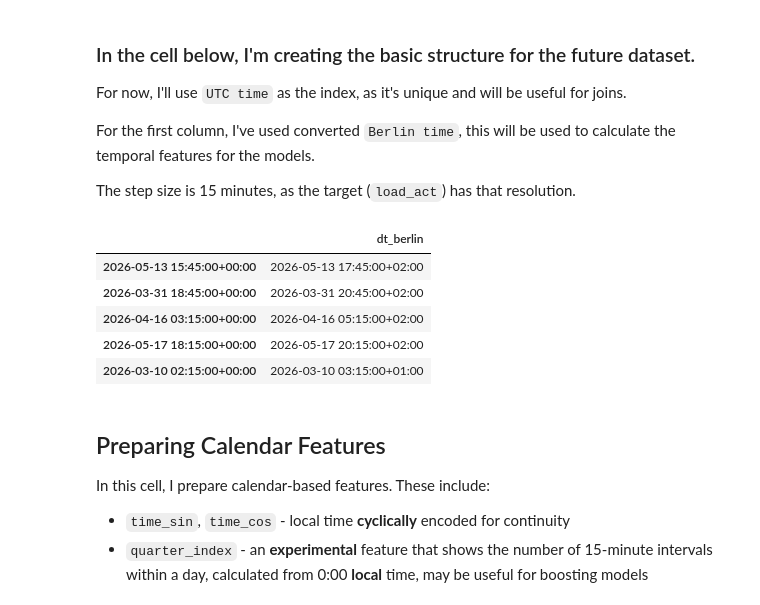
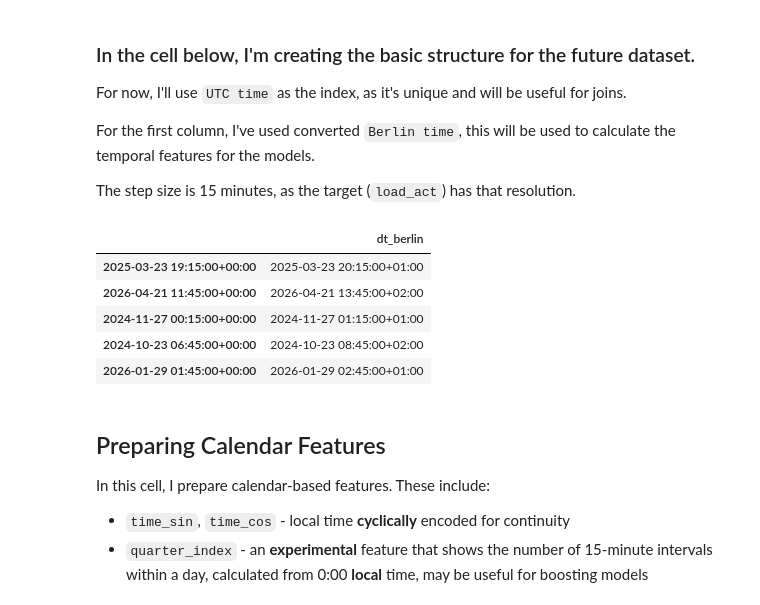
Before and after one commit to anatolii-me/DE-DayAhead-PowerForecast, a Jupyter notebook: notebooks/research_load_model/1_data_preparation.ipynb, the cells around one changed output. Saved outputs shown, nothing was run; the diff lists cells and outputs as text; code cells hidden in the pictures.

```diff
--- a/notebooks/research_load_model/1_data_preparation.ipynb
+++ b/notebooks/research_load_model/1_data_preparation.ipynb
@@ -41,35 +41,35 @@ For the first column, I've used converted `Berlin time`, this will be used to ca
 The step size is 15 minutes, as the target (`load_act`) has that resolution.
 # %%
 # Determining the time interval for the energy load data
-START = '2026-01-01'
+START = '2024-03-01'
 END = '2026-06-20'
 
 # Creating a DataFrame with UTC and Berlin timestamps
 # Index (UTC Timestamps)
 utc_index = pd.date_range(
     start=START,
     end=END,
     freq='15min',
     tz='UTC'
 )
 
 # Converting UTC timestamps to Berlin time
 berlin_time = utc_index.tz_convert('Europe/Berlin')
 
 # Combining both UTC and Berlin timestamps into a single DataFrame
 df = pd.DataFrame({
     'dt_berlin': berlin_time
 }, index=utc_index)
 
 # Displaying a sample of the DataFrame to verify its structure
 df.sample(5)  # Displaying a sample of the DataFrame to verify its structure
 # %% [output]
 |  | dt_berlin |
-| 2026-05-13 15:45:00+00:00 | 2026-05-13 17:45:00+02:00 |
-| 2026-03-31 18:45:00+00:00 | 2026-03-31 20:45:00+02:00 |
-| 2026-04-16 03:15:00+00:00 | 2026-04-16 05:15:00+02:00 |
-| 2026-05-17 18:15:00+00:00 | 2026-05-17 20:15:00+02:00 |
-| 2026-03-10 02:15:00+00:00 | 2026-03-10 03:15:00+01:00 |
+| 2025-03-23 19:15:00+00:00 | 2025-03-23 20:15:00+01:00 |
+| 2026-04-21 11:45:00+00:00 | 2026-04-21 13:45:00+02:00 |
+| 2024-11-27 00:15:00+00:00 | 2024-11-27 01:15:00+01:00 |
+| 2024-10-23 06:45:00+00:00 | 2024-10-23 08:45:00+02:00 |
+| 2026-01-29 01:45:00+00:00 | 2026-01-29 02:45:00+01:00 |
 # %% [markdown]
 ## Preparing Calendar Features
 In this cell, I prepare calendar-based features. These include:
```
Also changed, not shown: parts of 7 cells of this notebook, 3 other files.
